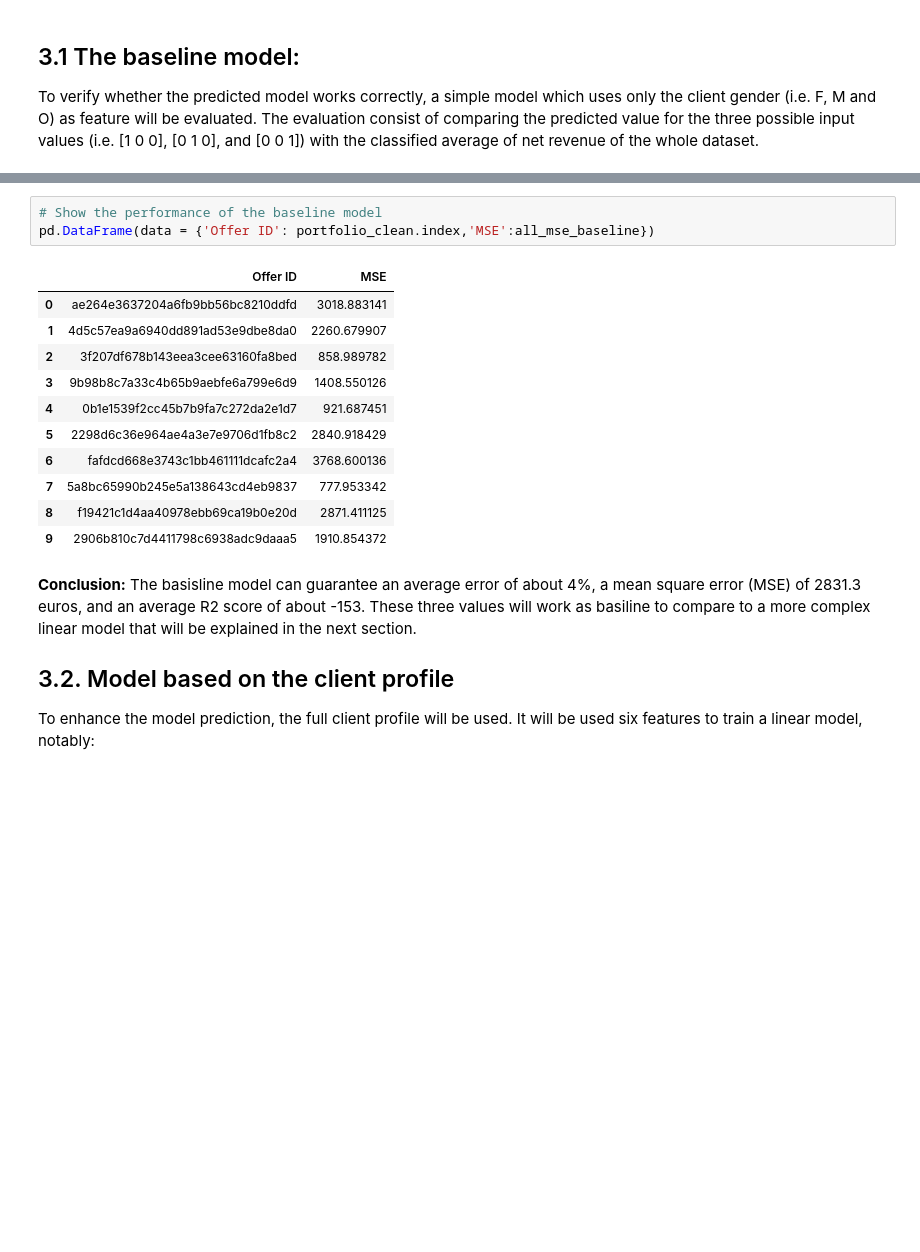
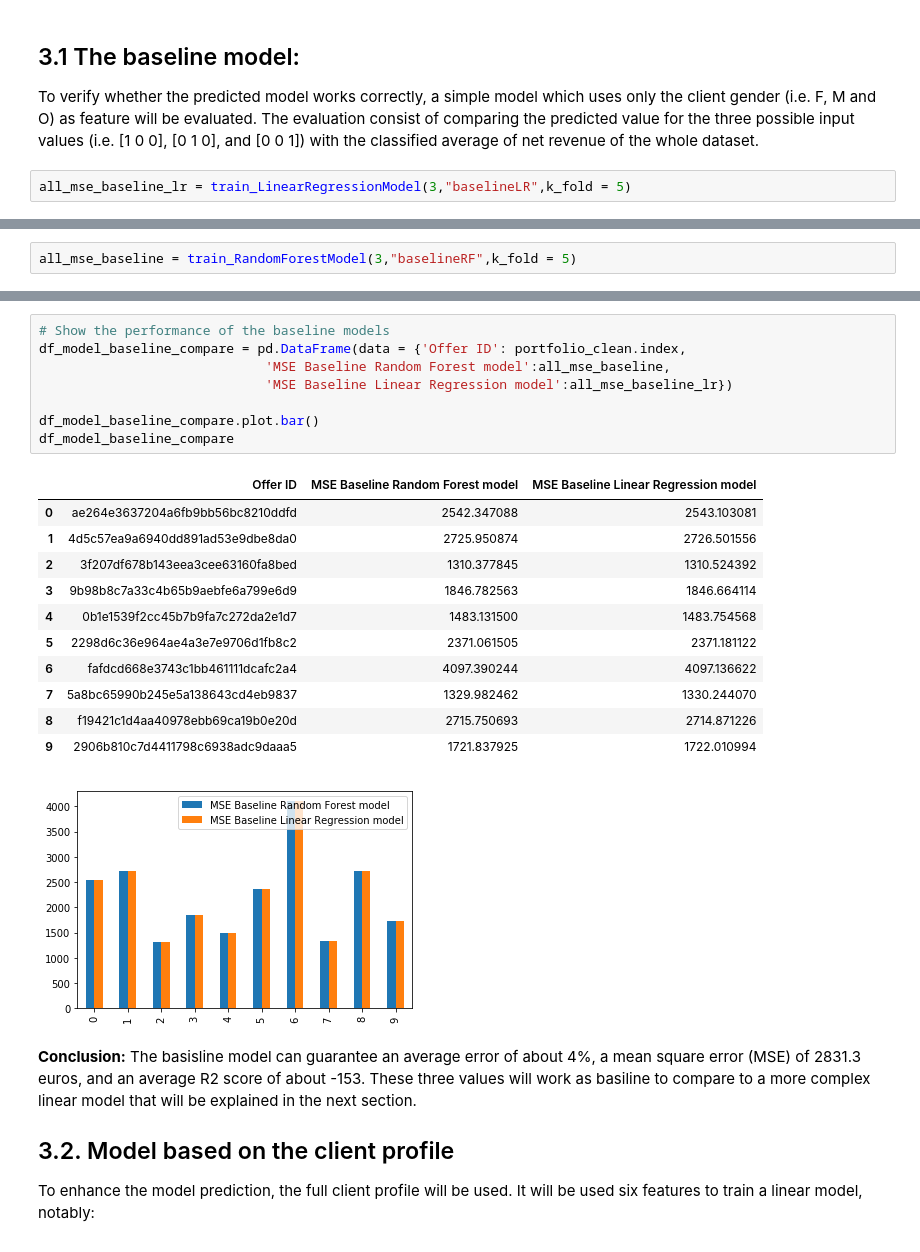
Before and after one commit to danielayamashita/Capstone-Starbucks-Udacity, a Jupyter notebook: Starbucks_Capstone_notebook.ipynb, the cells around one changed output, grey strips where cells are left out. Saved outputs shown, nothing was run; the diff lists cells and outputs as text; blank space fills up the shorter version.

```diff
--- a/Starbucks_Capstone_notebook.ipynb
+++ b/Starbucks_Capstone_notebook.ipynb
@@ -733,3 +858,5 @@ import pickle
 ## 3.1 The baseline model:
 
 To verify whether the predicted model works correctly, a simple model which uses only the client gender (i.e. F, M and O) as feature will be evaluated. The evaluation consist of comparing the predicted value for the three possible input values (i.e. [1 0 0], [0 1 0], and [0 0 1]) with the classified average of net revenue of the whole dataset.
+# %%
+all_mse_baseline_lr = train_LinearRegressionModel(3,"baselineLR",k_fold = 5)
@@ -735,0 +881,2 @@ To verify whether the predicted model works correctly, a simple model which uses
+# %%
+all_mse_baseline = train_RandomForestModel(3,"baselineRF",k_fold = 5)
@@ -895,18 +1070,24 @@ Average mse (%): 2063.85278119
 # %%
-# Show the performance of the baseline model
-pd.DataFrame(data = {'Offer ID': portfolio_clean.index,'MSE':all_mse_baseline})
+# Show the performance of the baseline models
+df_model_baseline_compare = pd.DataFrame(data = {'Offer ID': portfolio_clean.index,
+                             'MSE Baseline Random Forest model':all_mse_baseline,
+                             'MSE Baseline Linear Regression model':all_mse_baseline_lr})
+
+df_model_baseline_compare.plot.bar()
+df_model_baseline_compare
 # %% [output]
-|  | Offer ID | MSE |
-| 0 | ae264e3637204a6fb9bb56bc8210ddfd | 3018.883141 |
-| 1 | 4d5c57ea9a6940dd891ad53e9dbe8da0 | 2260.679907 |
-| 2 | 3f207df678b143eea3cee63160fa8bed | 858.989782 |
-| 3 | 9b98b8c7a33c4b65b9aebfe6a799e6d9 | 1408.550126 |
-| 4 | 0b1e1539f2cc45b7b9fa7c272da2e1d7 | 921.687451 |
-| 5 | 2298d6c36e964ae4a3e7e9706d1fb8c2 | 2840.918429 |
-| 6 | fafdcd668e3743c1bb461111dcafc2a4 | 3768.600136 |
-| 7 | 5a8bc65990b245e5a138643cd4eb9837 | 777.953342 |
-| 8 | f19421c1d4aa40978ebb69ca19b0e20d | 2871.411125 |
-| 9 | 2906b810c7d4411798c6938adc9daaa5 | 1910.854372 |
+|  | Offer ID | MSE Baseline Random Forest model | MSE Baseline Linear Regression model |
+| 0 | ae264e3637204a6fb9bb56bc8210ddfd | 2542.347088 | 2543.103081 |
+| 1 | 4d5c57ea9a6940dd891ad53e9dbe8da0 | 2725.950874 | 2726.501556 |
+| 2 | 3f207df678b143eea3cee63160fa8bed | 1310.377845 | 1310.524392 |
+| 3 | 9b98b8c7a33c4b65b9aebfe6a799e6d9 | 1846.782563 | 1846.664114 |
+| 4 | 0b1e1539f2cc45b7b9fa7c272da2e1d7 | 1483.131500 | 1483.754568 |
+| 5 | 2298d6c36e964ae4a3e7e9706d1fb8c2 | 2371.061505 | 2371.181122 |
+| 6 | fafdcd668e3743c1bb461111dcafc2a4 | 4097.390244 | 4097.136622 |
+| 7 | 5a8bc65990b245e5a138643cd4eb9837 | 1329.982462 | 1330.244070 |
+| 8 | f19421c1d4aa40978ebb69ca19b0e20d | 2715.750693 | 2714.871226 |
+| 9 | 2906b810c7d4411798c6938adc9daaa5 | 1721.837925 | 1722.010994 |
+[figure, added]
 # %% [markdown]
 **Conclusion:** The basisline model can guarantee an average error of about 4%, a mean square error (MSE) of 2831.3 euros, and an average R2 score of about -153. These three values will work as basiline to compare to a more complex linear model that will be explained in the next section.
 
```
Also changed, not shown: parts of 42 cells of this notebook, 1 other file.
